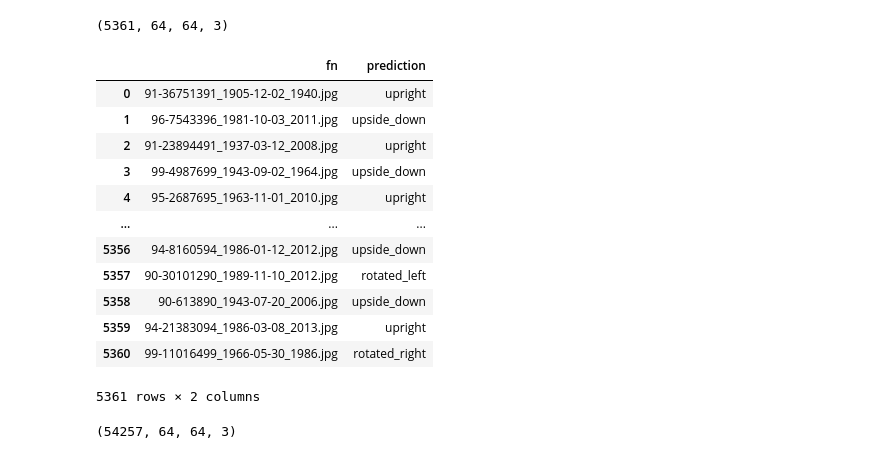
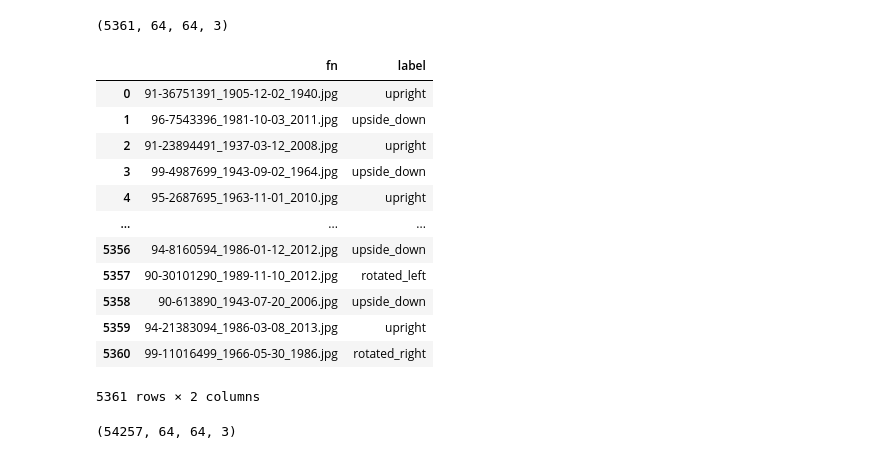
Before and after one commit to kazumiSinohara/computer_vision_deeper, a Jupyter notebook: computer_vision_deeper_systems.ipynb, the cells around one changed output. Drawn from its saved outputs; the diff is of its cells as text; code cells hidden in the pictures.

```diff
--- a/computer_vision_deeper_systems.ipynb
+++ b/computer_vision_deeper_systems.ipynb
@@ -217,13 +218,13 @@ arr_test.shape
 # %%
 #making a dataframe name vs prediction
 prediction_list = []
 for pred in model.predict(arr_test):
   prediction_list.append(le.inverse_transform([np.argmax(pred, axis=None, out=None)])[0])
 
-df_final = pd.DataFrame(list(zip(filename_list,prediction_list)), columns=['fn', 'prediction'])
+df_final = pd.DataFrame(list(zip(filename_list,prediction_list)), columns=['fn', 'label'])
 df_final
 # %% [output]
-|  | fn | prediction |
+|  | fn | label |
 | 0 | 91-36751391_1905-12-02_1940.jpg | upright |
 | 1 | 96-7543396_1981-10-03_2011.jpg | upside_down |
 | 2 | 91-23894491_1937-03-12_2008.jpg | upright |
```
Also changed, not shown: parts of 6 cells of this notebook, 3 other files.
